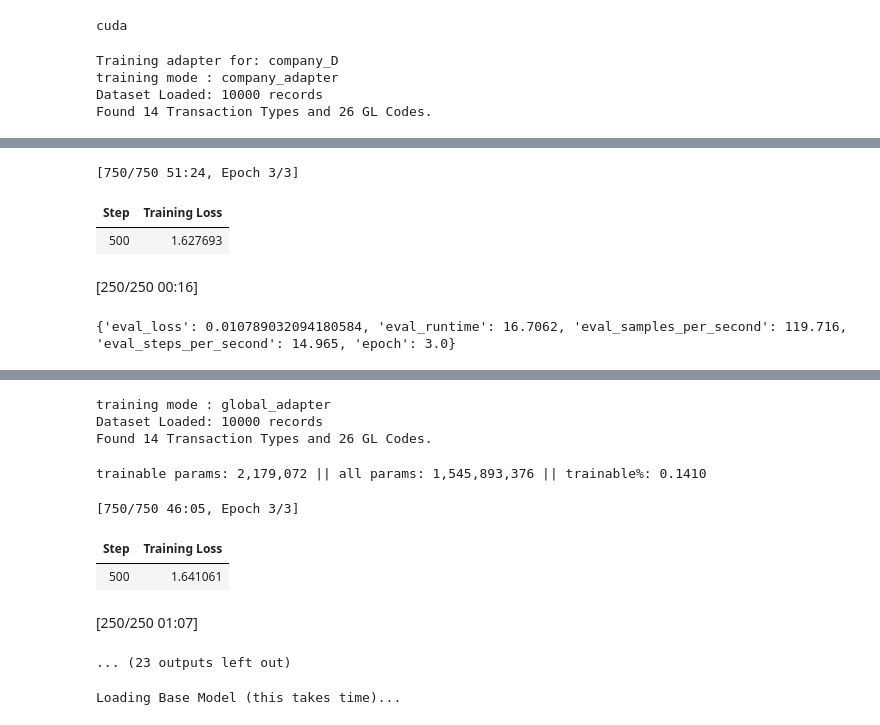
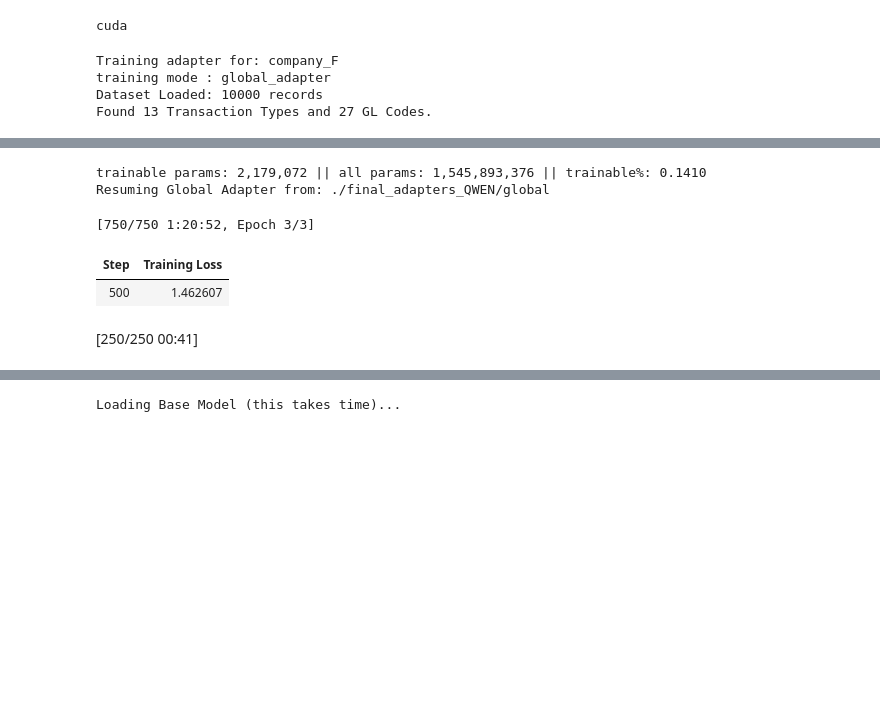
Before and after one commit to nishitmv/LORA_POCs, a Jupyter notebook: SLM-LORA/QWEN1.5B-LORA-Transactions.ipynb, the cells around one changed output, grey strips where cells are left out. Drawn from its saved outputs; the diff is of its cells as text; code cells hidden in the pictures; blank space fills up the shorter version.

Commit message:
global trained

```diff
--- a/SLM-LORA/QWEN1.5B-LORA-Transactions.ipynb
+++ b/SLM-LORA/QWEN1.5B-LORA-Transactions.ipynb
@@ -268,11 +268,11 @@ model_id = "Qwen/Qwen2.5-1.5B"
 
 tokenizer = AutoTokenizer.from_pretrained(model_id,  trust_remote_code=True,  use_fast=True)
 tokenizer.pad_token = tokenizer.eos_token
-training_modes = ["company_adapter", "global_adapter"]
+training_modes = [ "global_adapter"]
 adapter_name_global = "adapter_global"
 global_adapter_path = "./final_adapters_QWEN/global"
 
-companies = ["company_D", "company_E", "company_F"]  #  list of companies
+companies = [ "company_F"]  #  list of companies
 
 peft_config = LoraConfig(
     #treat the Qwen backbone as a feature extractor.as we have custom multihead QWEN ,
@@ -365,7 +365,7 @@ for company in companies:
         elif training_mode == "global_adapter":
              model.qwen.delete_adapter(adapter_name_global)
 # %% [output]
-Training adapter for: company_D
-training mode : company_adapter
+Training adapter for: company_F
+training mode : global_adapter
 Dataset Loaded: 10000 records
-Found 14 Transaction Types and 26 GL Codes.
+Found 13 Transaction Types and 27 GL Codes.
@@ -373,5 +373,6 @@ trainable params: 2,179,072 || all params: 1,545,893,376 || trainable%: 0.1410
-[750/750 51:24, Epoch 3/3]
+trainable params: 2,179,072 || all params: 1,545,893,376 || trainable%: 0.1410
+Resuming Global Adapter from: ./final_adapters_QWEN/global
+[750/750 1:20:52, Epoch 3/3]
 | Step | Training Loss |
-| 500 | 1.627693 |
+| 500 | 1.462607 |
-[250/250 00:16]
+[250/250 00:41]
-{'eval_loss': 0.010789032094180584, 'eval_runtime': 16.7062, 'eval_samples_per_second': 119.716, 'eval_steps_per_second': 14.965, 'epoch': 3.0}
@@ -379,12 +380,3 @@ Warning: You are sending unauthenticated requests to the HF Hub. Please set a HF
-training mode : global_adapter
-Dataset Loaded: 10000 records
-Found 14 Transaction Types and 26 GL Codes.
-trainable params: 2,179,072 || all params: 1,545,893,376 || trainable%: 0.1410
-[750/750 46:05, Epoch 3/3]
-| Step | Training Loss |
-| 500 | 1.641061 |
-[250/250 01:07]
-... (23 outputs left out)
 # %%
 # VALIDATING COMPANY ADAPTERS
 
```
Also changed, not shown: parts of 3 cells of this notebook.
